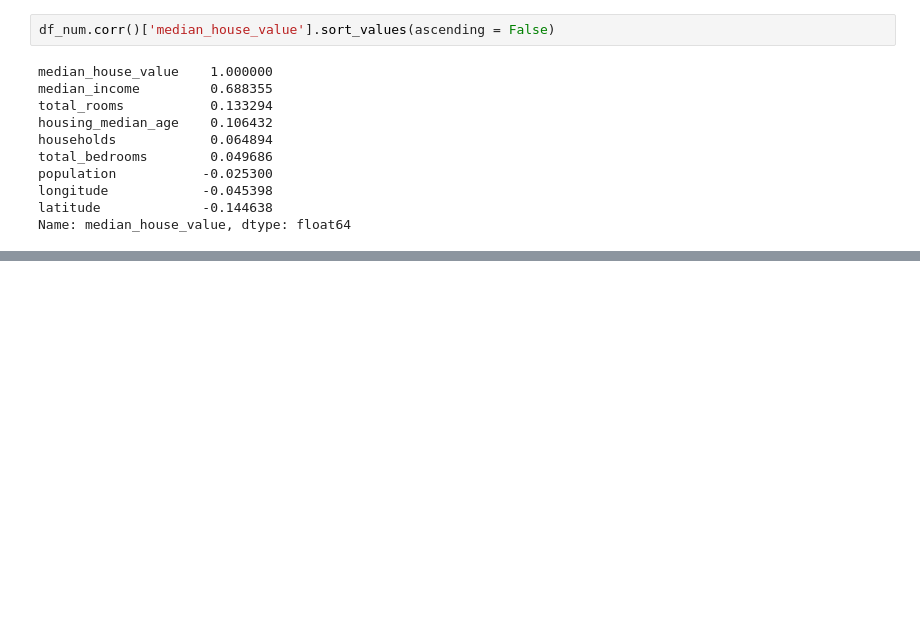
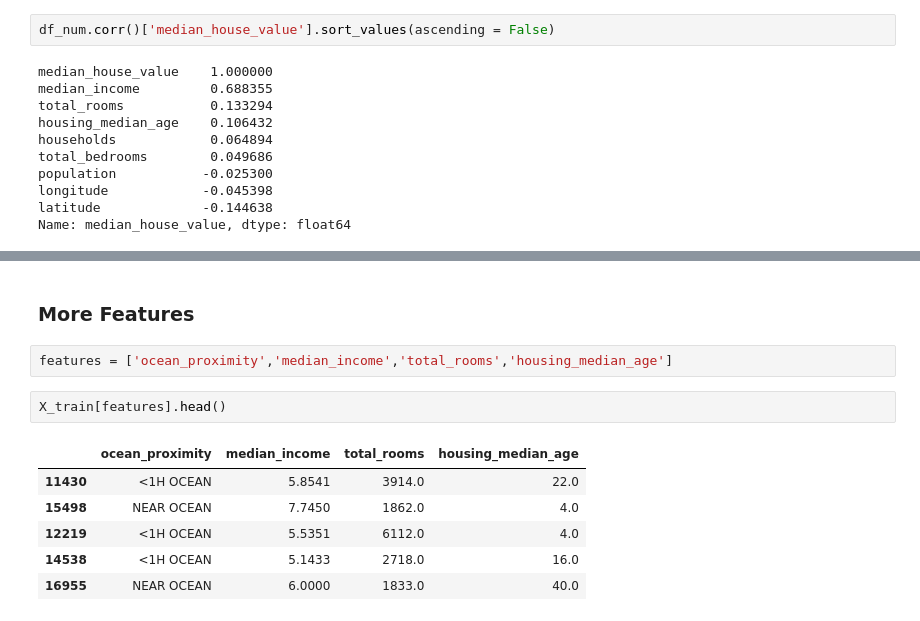
Before and after one commit to lis497/UCBerkeley-Haas-ML, a Jupyter notebook: M8/M8_TryIt1_California_Real_Estate_Prices1.ipynb, the cells around one changed output, grey strips where cells are left out. Saved outputs shown, nothing was run; the diff lists cells and outputs as text; blank space fills up the shorter version.

```diff
--- a/M8/M8_TryIt1_California_Real_Estate_Prices1.ipynb
+++ b/M8/M8_TryIt1_California_Real_Estate_Prices1.ipynb
@@ -151,0 +430,13 @@ Name: median_house_value, dtype: float64
+# %% [markdown]
+### More Features
+# %%
+features = ['ocean_proximity','median_income','total_rooms','housing_median_age']
+# %%
+X_train[features].head()
+# %% [output]
+|  | ocean_proximity | median_income | total_rooms | housing_median_age |
+| 11430 | <1H OCEAN | 5.8541 | 3914.0 | 22.0 |
+| 15498 | NEAR OCEAN | 7.7450 | 1862.0 | 4.0 |
+| 12219 | <1H OCEAN | 5.5351 | 6112.0 | 4.0 |
+| 14538 | <1H OCEAN | 5.1433 | 2718.0 | 16.0 |
+| 16955 | NEAR OCEAN | 6.0000 | 1833.0 | 40.0 |
```
Also changed, not shown: parts of 44 cells of this notebook.
